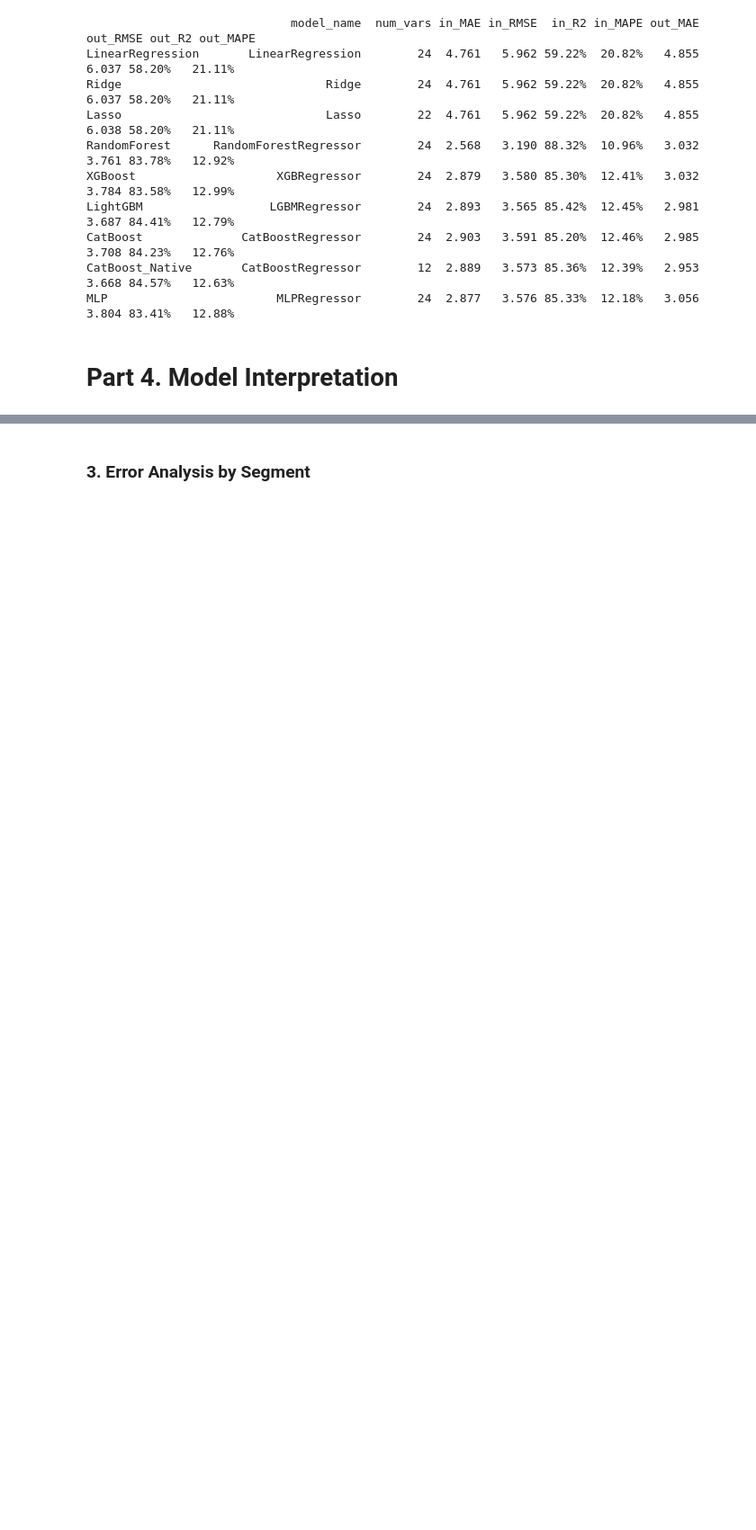
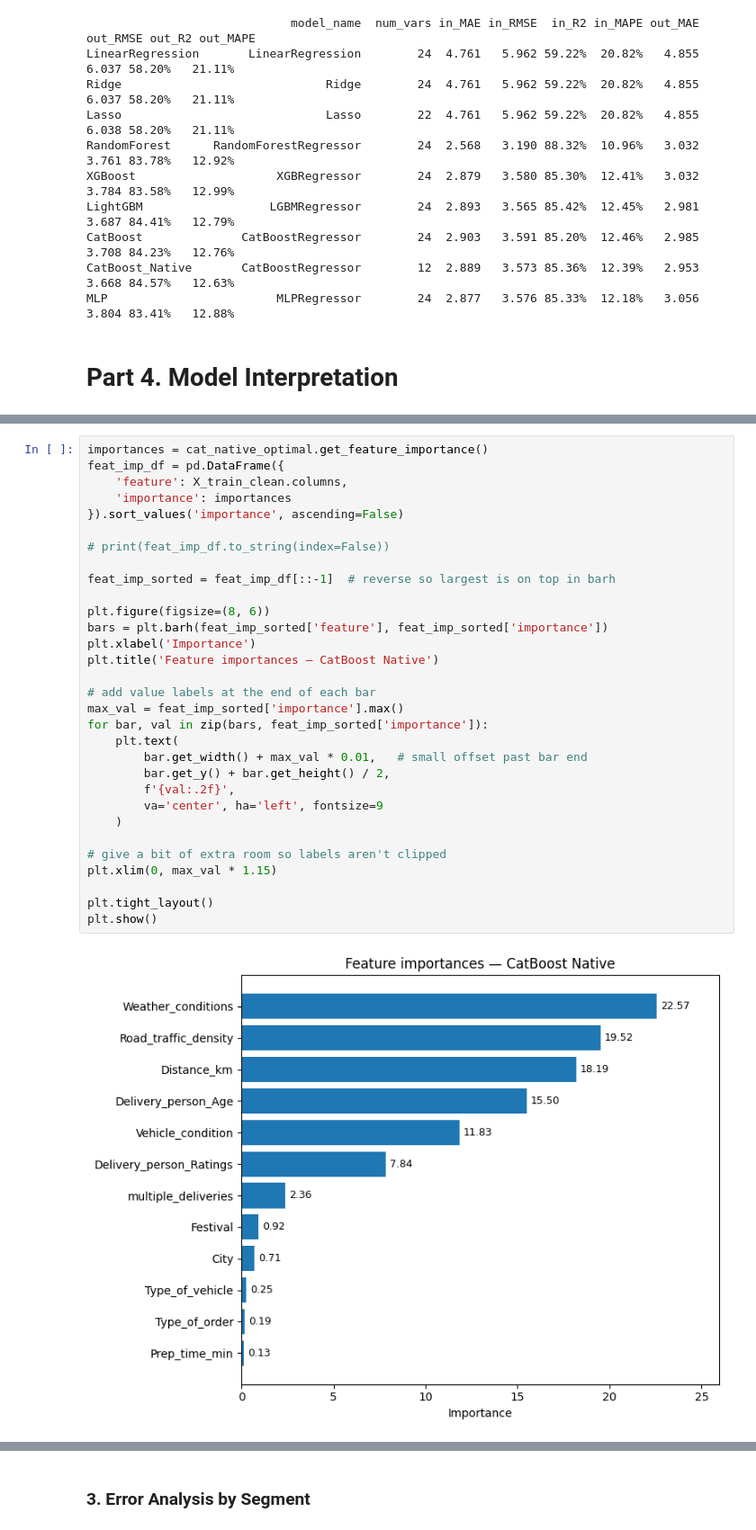
Before and after one commit to SJSUCMPE257/food-delivery-time-prediction, a Jupyter notebook: notebooks/Annas-experiment.ipynb, the cells around one changed output, grey strips where cells are left out. Shown at 90% size. Saved outputs shown, nothing was run; the diff lists cells and outputs as text; blank space fills up the shorter version.

```diff
--- a/notebooks/Annas-experiment.ipynb
+++ b/notebooks/Annas-experiment.ipynb
@@ -1606,0 +1627,33 @@ MLP                        MLPRegressor        24  2.877   3.576 85.33%  12.18%
+# %%
+importances = cat_native_optimal.get_feature_importance()
+feat_imp_df = pd.DataFrame({
+    'feature': X_train_clean.columns,
+    'importance': importances
+}).sort_values('importance', ascending=False)
+
+# print(feat_imp_df.to_string(index=False))
+
+feat_imp_sorted = feat_imp_df[::-1]  # reverse so largest is on top in barh
+
+plt.figure(figsize=(8, 6))
+bars = plt.barh(feat_imp_sorted['feature'], feat_imp_sorted['importance'])
+plt.xlabel('Importance')
+plt.title('Feature importances — CatBoost Native')
+
+# add value labels at the end of each bar
+max_val = feat_imp_sorted['importance'].max()
+for bar, val in zip(bars, feat_imp_sorted['importance']):
+    plt.text(
+        bar.get_width() + max_val * 0.01,   # small offset past bar end
+        bar.get_y() + bar.get_height() / 2,
+        f'{val:.2f}',
+        va='center', ha='left', fontsize=9
+    )
+
+# give a bit of extra room so labels aren't clipped
+plt.xlim(0, max_val * 1.15)
+
+plt.tight_layout()
+plt.show()
+# %% [output]
+[figure, added]
```
Also changed, not shown: parts of 16 cells of this notebook, 5 other files.
